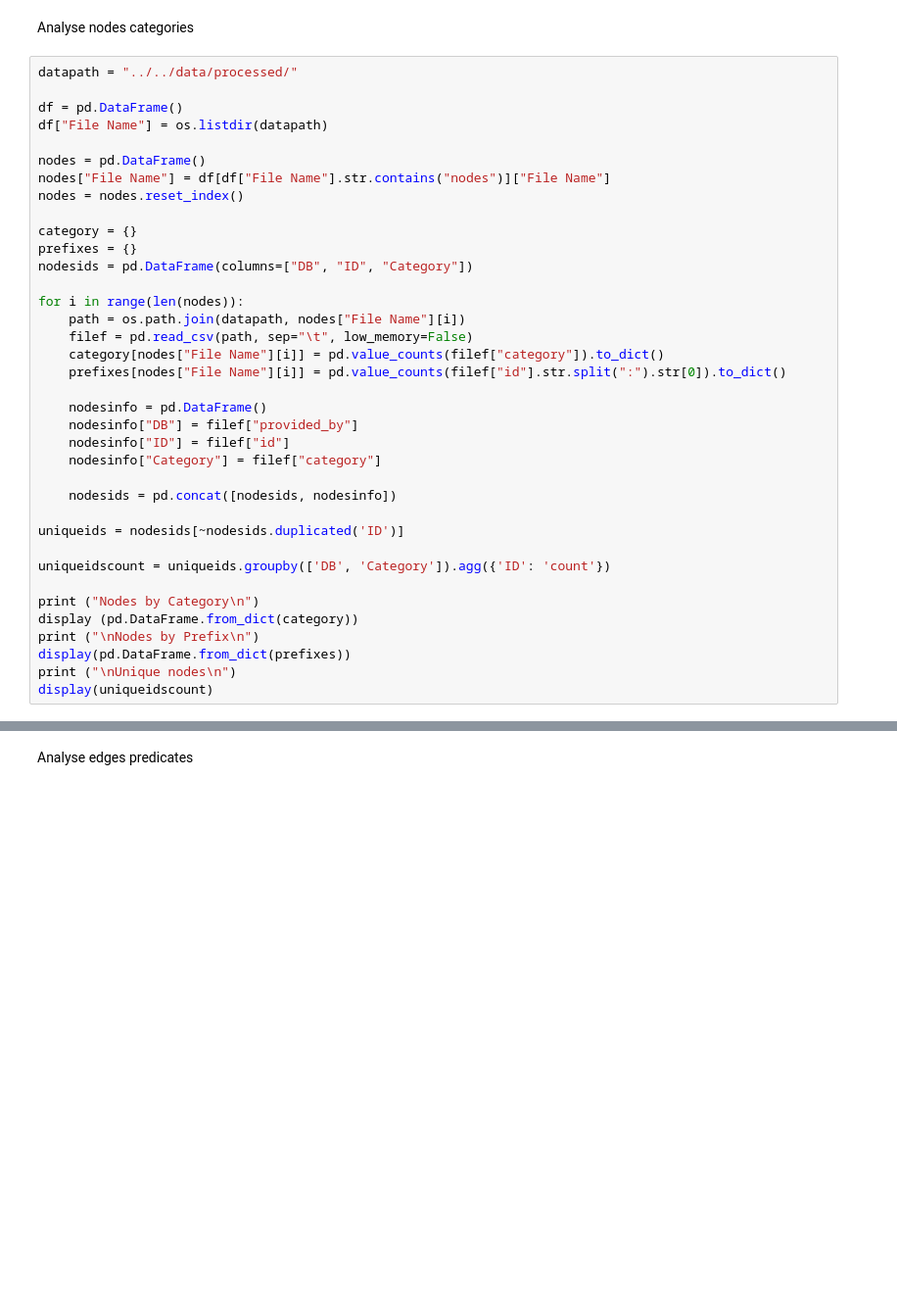
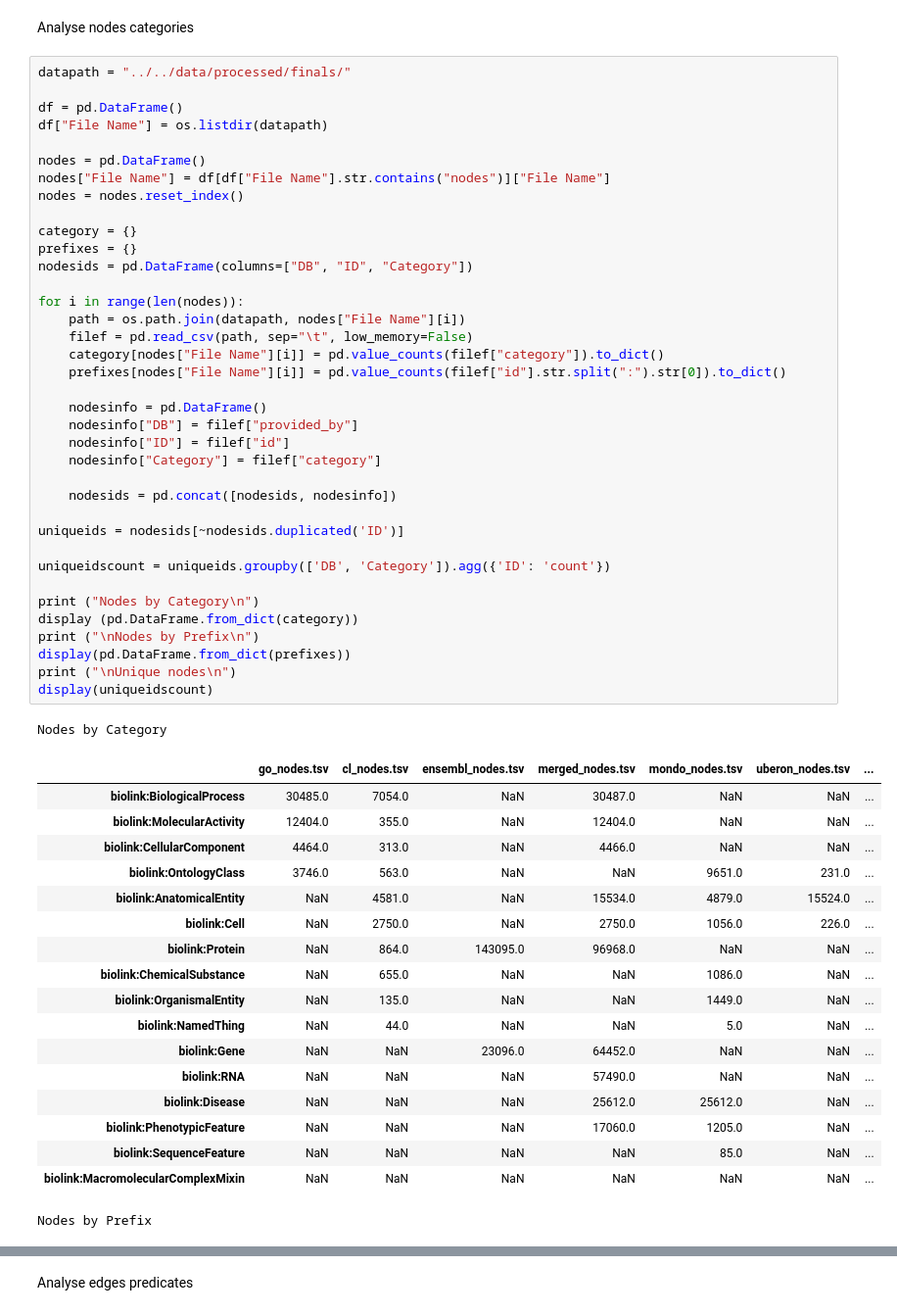
Before and after one commit to hmartiniano/ngest, a Jupyter notebook: workflow/notebooks/processed_analysis.ipynb, the cells around one changed output, grey strips where cells are left out. Shown at 98% size. Drawn from its saved outputs; the diff is of its cells as text; blank space fills up the shorter version.

Commit message:
Processed folder organized

```diff
--- a/workflow/notebooks/processed_analysis.ipynb
+++ b/workflow/notebooks/processed_analysis.ipynb
@@ -6,7 +6,7 @@ import os
 # %% [markdown]
 Analyse nodes categories
 # %%
-datapath = "../../data/processed/"
+datapath = "../../data/processed/finals/"
 
 df = pd.DataFrame()
 df["File Name"] = os.listdir(datapath)
@@ -15,30 +15,50 @@ nodes = pd.DataFrame()
 nodes["File Name"] = df[df["File Name"].str.contains("nodes")]["File Name"]
 nodes = nodes.reset_index()
 
 category = {}
 prefixes = {}
 nodesids = pd.DataFrame(columns=["DB", "ID", "Category"])
 
 for i in range(len(nodes)):
     path = os.path.join(datapath, nodes["File Name"][i])
     filef = pd.read_csv(path, sep="\t", low_memory=False)
     category[nodes["File Name"][i]] = pd.value_counts(filef["category"]).to_dict()
     prefixes[nodes["File Name"][i]] = pd.value_counts(filef["id"].str.split(":").str[0]).to_dict()
 
     nodesinfo = pd.DataFrame()
     nodesinfo["DB"] = filef["provided_by"]
     nodesinfo["ID"] = filef["id"]
     nodesinfo["Category"] = filef["category"]
 
     nodesids = pd.concat([nodesids, nodesinfo])
 
 uniqueids = nodesids[~nodesids.duplicated('ID')]
 
 uniqueidscount = uniqueids.groupby(['DB', 'Category']).agg({'ID': 'count'})
 
 print ("Nodes by Category\n")
 display (pd.DataFrame.from_dict(category))
 print ("\nNodes by Prefix\n")
 display(pd.DataFrame.from_dict(prefixes))
 print ("\nUnique nodes\n")
 display(uniqueidscount)
+# %% [output]
+Nodes by Category
+|  | go_nodes.tsv | cl_nodes.tsv | ensembl_nodes.tsv | merged_nodes.tsv | mondo_nodes.tsv | uberon_nodes.tsv | ... |
+| biolink:BiologicalProcess | 30485.0 | 7054.0 | NaN | 30487.0 | NaN | NaN | ... |
+| biolink:MolecularActivity | 12404.0 | 355.0 | NaN | 12404.0 | NaN | NaN | ... |
+| biolink:CellularComponent | 4464.0 | 313.0 | NaN | 4466.0 | NaN | NaN | ... |
+| biolink:OntologyClass | 3746.0 | 563.0 | NaN | NaN | 9651.0 | 231.0 | ... |
+| biolink:AnatomicalEntity | NaN | 4581.0 | NaN | 15534.0 | 4879.0 | 15524.0 | ... |
+| biolink:Cell | NaN | 2750.0 | NaN | 2750.0 | 1056.0 | 226.0 | ... |
+| biolink:Protein | NaN | 864.0 | 143095.0 | 96968.0 | NaN | NaN | ... |
+| biolink:ChemicalSubstance | NaN | 655.0 | NaN | NaN | 1086.0 | NaN | ... |
+| biolink:OrganismalEntity | NaN | 135.0 | NaN | NaN | 1449.0 | NaN | ... |
+| biolink:NamedThing | NaN | 44.0 | NaN | NaN | 5.0 | NaN | ... |
+| biolink:Gene | NaN | NaN | 23096.0 | 64452.0 | NaN | NaN | ... |
+| biolink:RNA | NaN | NaN | NaN | 57490.0 | NaN | NaN | ... |
+| biolink:Disease | NaN | NaN | NaN | 25612.0 | 25612.0 | NaN | ... |
+| biolink:PhenotypicFeature | NaN | NaN | NaN | 17060.0 | 1205.0 | NaN | ... |
+| biolink:SequenceFeature | NaN | NaN | NaN | NaN | 85.0 | NaN | ... |
+| biolink:MacromolecularComplexMixin | NaN | NaN | NaN | NaN | NaN | NaN | ... |
+Nodes by Prefix
```
Also changed, not shown: parts of 2 cells of this notebook, 19 other files.
